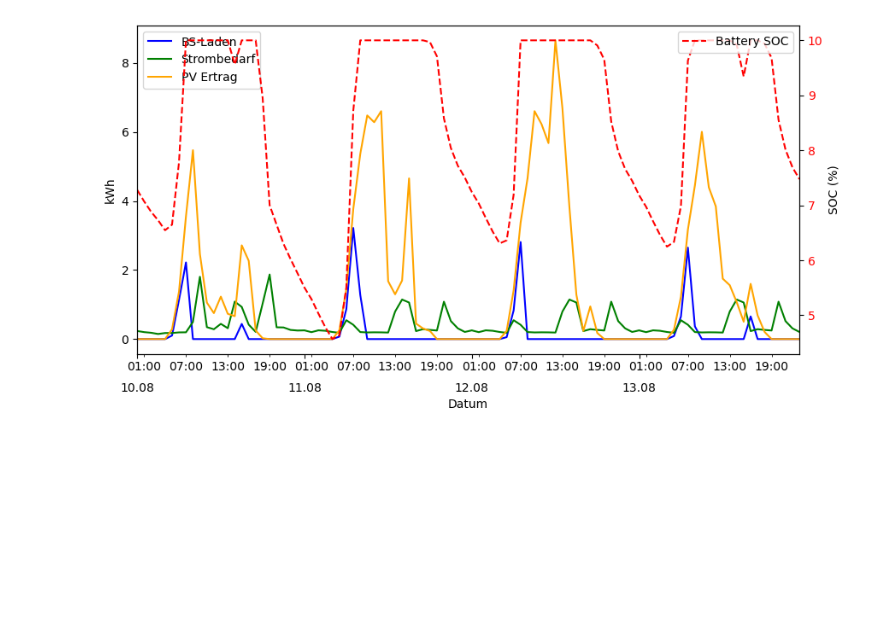
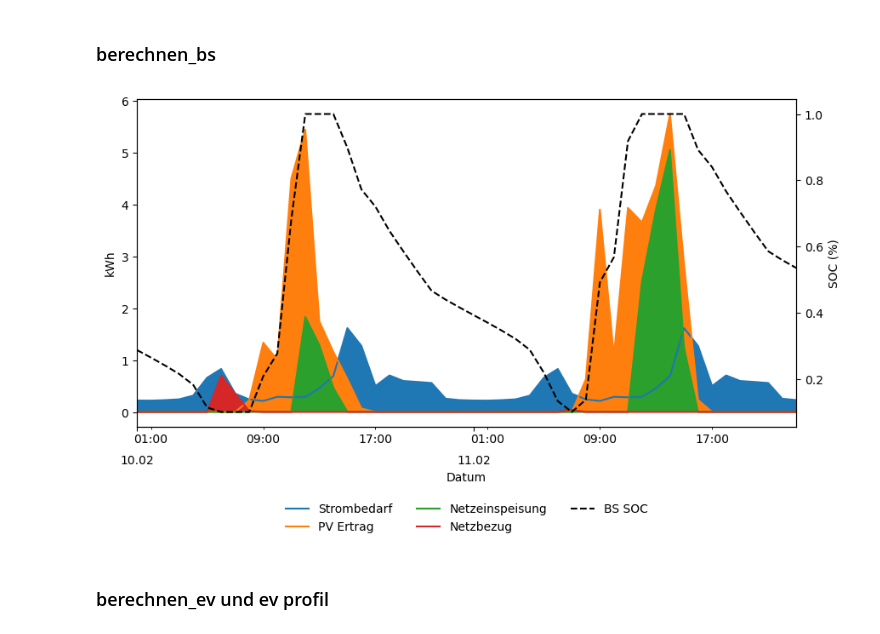
Before and after one commit to d-esplo/hemsrechner, a Jupyter notebook: diagramme_besipielprojekt.ipynb, the cells around one changed output. Saved outputs shown, nothing was run; the diff lists cells and outputs as text; code cells hidden in the pictures; blank space fills up the shorter version.

```diff
--- a/diagramme_besipielprojekt.ipynb
+++ b/diagramme_besipielprojekt.ipynb
@@ -86 +89,3 @@ plt.show()
+# %% [markdown]
+### berechnen_bs
 # %%
@@ -90,40 +96,53 @@ df_bs = bs.mit_pv(df.copy(), pv, 10, 10)
 # %%
 import matplotlib.pyplot as plt
 import matplotlib.dates as mdates
 
 plt.rcParams["figure.figsize"] = [10, 5]
 
 # Falls du nur einen bestimmten Zeitraum plotten willst, kannst du hier filtern:
-start_date = "2014-08-10"
-end_date = "2014-08-13"
+start_date = "2014-02-10"
+end_date = "2014-02-11"
 
 df_filtered = df_bs.loc[start_date:end_date]  # Dynamische Auswahl
 
 # Haupt-Achse für Energie (kWh)
 fig, ax1 = plt.subplots()
-ax1.plot(df_filtered.index, df_filtered['battery_charge'], label="BS-Laden", color='b')
-ax1.plot(df_filtered.index, df_filtered['Strombedarf'], label="Strombedarf", color='g')
-ax1.plot(df_filtered.index, df_filtered['PV Ertrag'], label="PV Ertrag", color='orange')
+# ax1.plot(df_filtered.index, df_filtered['battery_charge'], label="BS-Laden")
+ax1.plot(df_filtered.index, df_filtered['Strombedarf'], label="Strombedarf")
+ax1.fill_between(df_filtered.index, df_filtered['Strombedarf'])
+
+ax1.plot(df_filtered.index, df_filtered['PV Ertrag'], label="PV Ertrag")
+ax1.fill_between(df_filtered.index, df_filtered['PV Ertrag'], alpha=1)
+
+ax1.plot(df_filtered.index, df_filtered['netzeinspeisung'], label="Netzeinspeisung")
+ax1.fill_between(df_filtered.index, df_filtered['netzeinspeisung'])
+
+ax1.plot(df_filtered.index, df_filtered['netzbezug'], label="Netzbezug")
+ax1.fill_between(df_filtered.index, df_filtered['netzbezug'])
 
 ax1.set_xlabel('Datum', fontsize=10)
 ax1.set_ylabel('kWh', fontsize=10)
-ax1.legend(fontsize=10, loc='upper left')
 
 # X-Achse anpassen
 ax1.xaxis.set_major_locator(mdates.HourLocator(byhour=0))  # Haupt-Ticks nur um 00:00 Uhr
 ax1.xaxis.set_major_formatter(mdates.DateFormatter('%d.%m'))  # Format: Tag.Monat
-ax1.xaxis.set_minor_locator(mdates.HourLocator(interval=6))  # Alle 6h eine Nebenmarkierung
+ax1.xaxis.set_minor_locator(mdates.HourLocator(interval=8))  # Alle 6h eine Nebenmarkierung
 ax1.xaxis.set_minor_formatter(mdates.DateFormatter('%H:%M'))  # Uhrzeit anzeigen
 ax1.xaxis.set_tick_params(labelsize=10, pad=20)  # Abstand vergrößern
 ax1.set_xlim([df_filtered.index.min(), df_filtered.index.max()])  # Dynamisch setzen
 
 # Zweite y-Achse für Battery SOC (%)
 ax2 = ax1.twinx()
-ax2.plot(df_filtered.index, df_filtered['battery_soc'], label="Battery SOC", color='r', linestyle="dashed")
+ax2.plot(df_filtered.index, df_filtered['soc %'], label="BS SOC", color = 'black', linestyle="dashed")
 ax2.set_ylabel('SOC (%)', fontsize=10)
-ax2.tick_params(axis='y', labelcolor=)
-ax2.legend(fontsize=10, loc='upper right')
+
+lines_1, labels_1 = ax1.get_legend_handles_labels()
+lines_2, labels_2 = ax2.get_legend_handles_labels()
+ax1.legend(lines_1 + lines_2, labels_1 + labels_2, fontsize=10, loc='upper center',
+           bbox_to_anchor=(0.5, -0.2), ncol=3, frameon=False)
 
 plt.show()
 # %% [output]
-[figure, old version]
+[figure, new version]
+# %% [markdown]
+### berechnen_ev und ev profil
```
Also changed, not shown: parts of 15 cells of this notebook, 15 other files.
